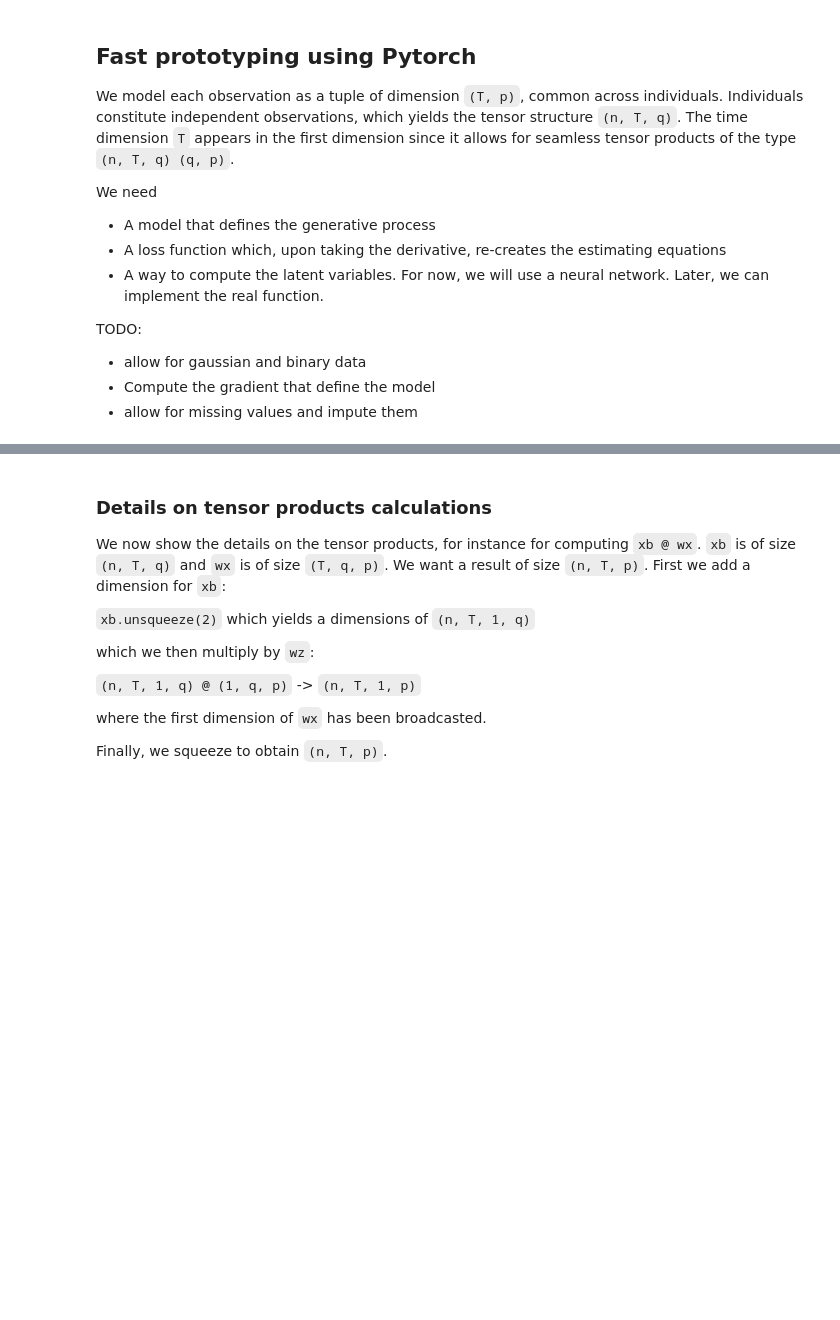
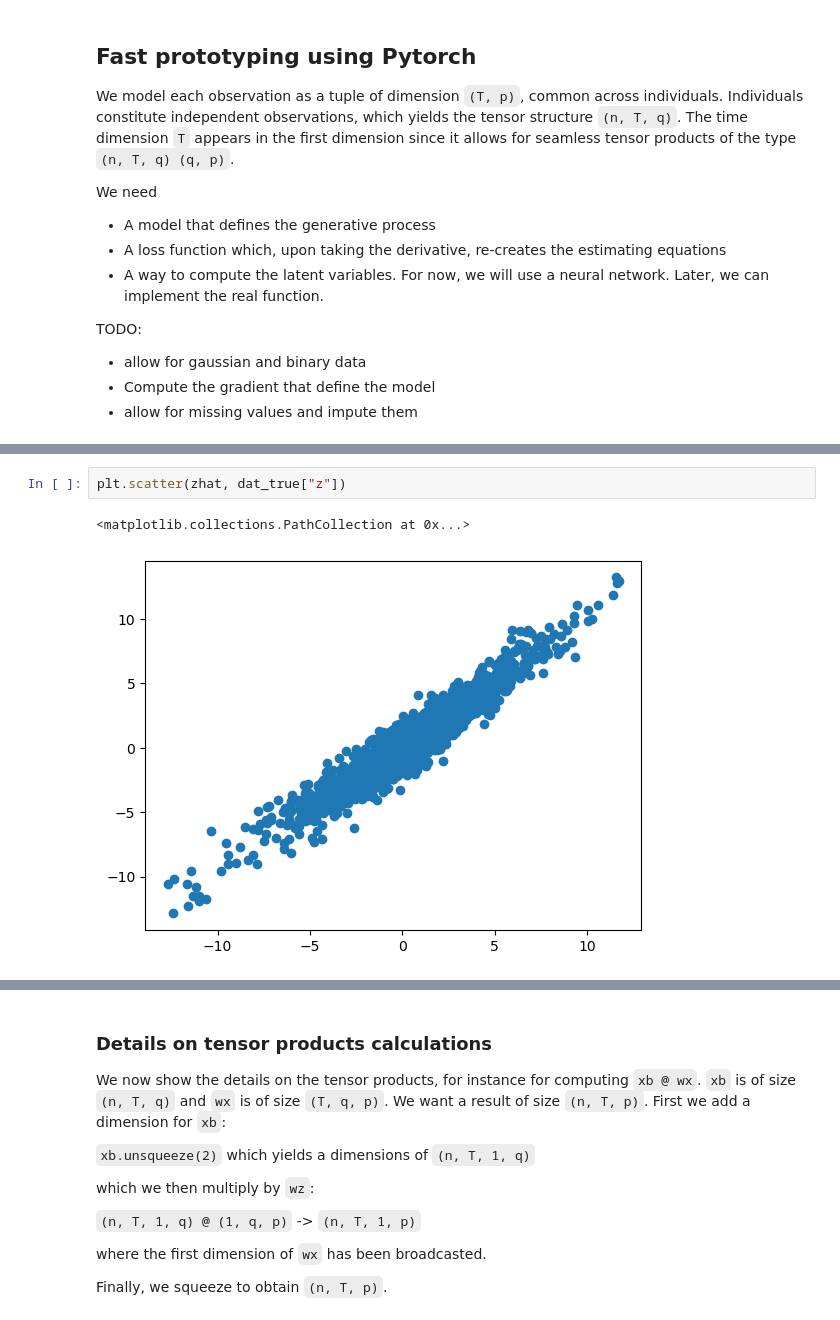
Before and after one commit to wiwh/gllvmprime, a Jupyter notebook: code/longitudinal.ipynb, the cells around one changed output, grey strips where cells are left out. Saved outputs shown, nothing was run; the diff lists cells and outputs as text; blank space fills up the shorter version.

```diff
--- a/code/longitudinal.ipynb
+++ b/code/longitudinal.ipynb
@@ -215 +286,6 @@ plt.show()
+# %%
+plt.scatter(zhat, dat_true["z"])
+# %% [output]
+<matplotlib.collections.PathCollection at 0x...>
+[figure, added]
 # %%
```
Also changed, not shown: parts of 13 cells of this notebook.
